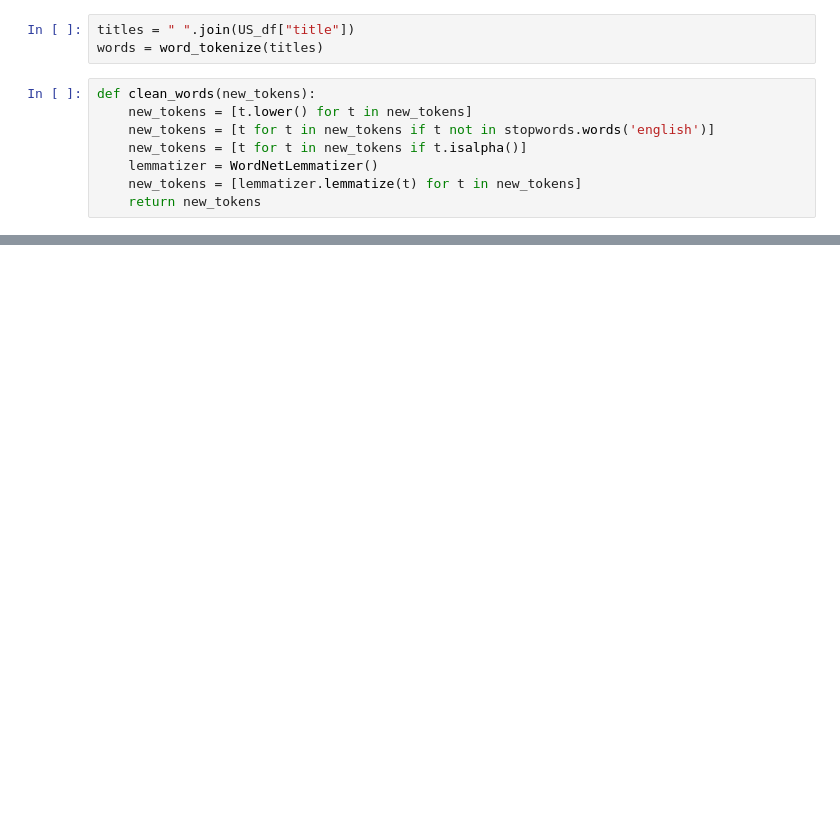
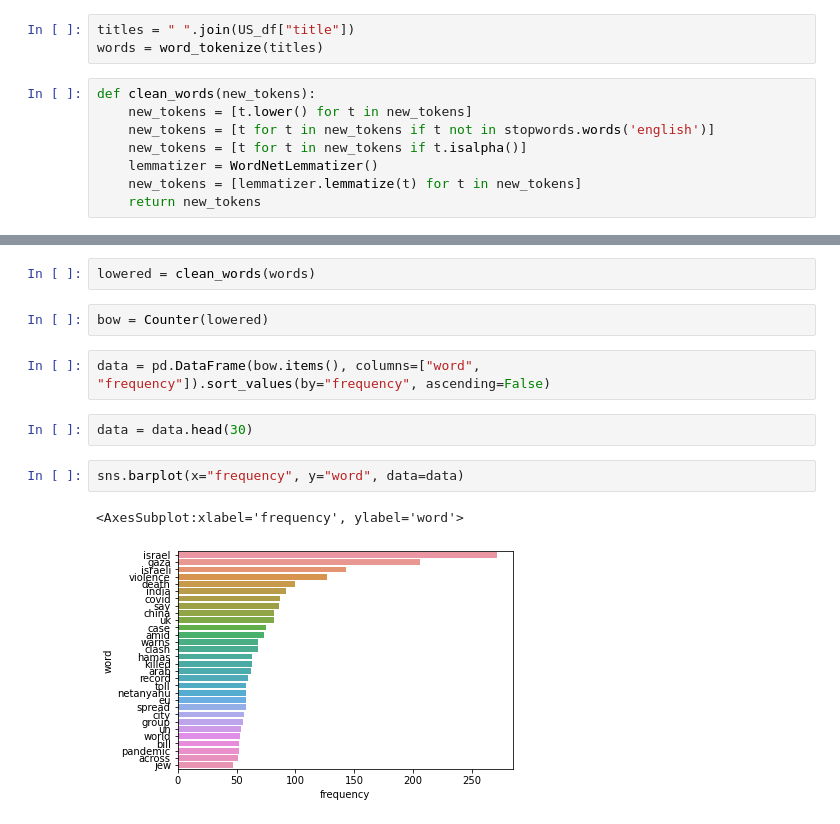
Before and after one commit to evan-dimartinis/447-Project, a Jupyter notebook: exploratory.ipynb, the cells around one changed output, grey strips where cells are left out. Saved outputs shown, nothing was run; the diff lists cells and outputs as text; blank space fills up the shorter version.

```diff
--- a/exploratory.ipynb
+++ b/exploratory.ipynb
@@ -32,0 +67,13 @@ def clean_words(new_tokens):
+# %%
+lowered = clean_words(words)
+# %%
+bow = Counter(lowered)
+# %%
+data = pd.DataFrame(bow.items(), columns=["word", "frequency"]).sort_values(by="frequency", ascending=False)
+# %%
+data = data.head(30)
+# %%
+sns.barplot(x="frequency", y="word", data=data)
+# %% [output]
+<AxesSubplot:xlabel='frequency', ylabel='word'>
+[figure, added]
```
Also changed, not shown: parts of 8 cells of this notebook, 1 other file.
